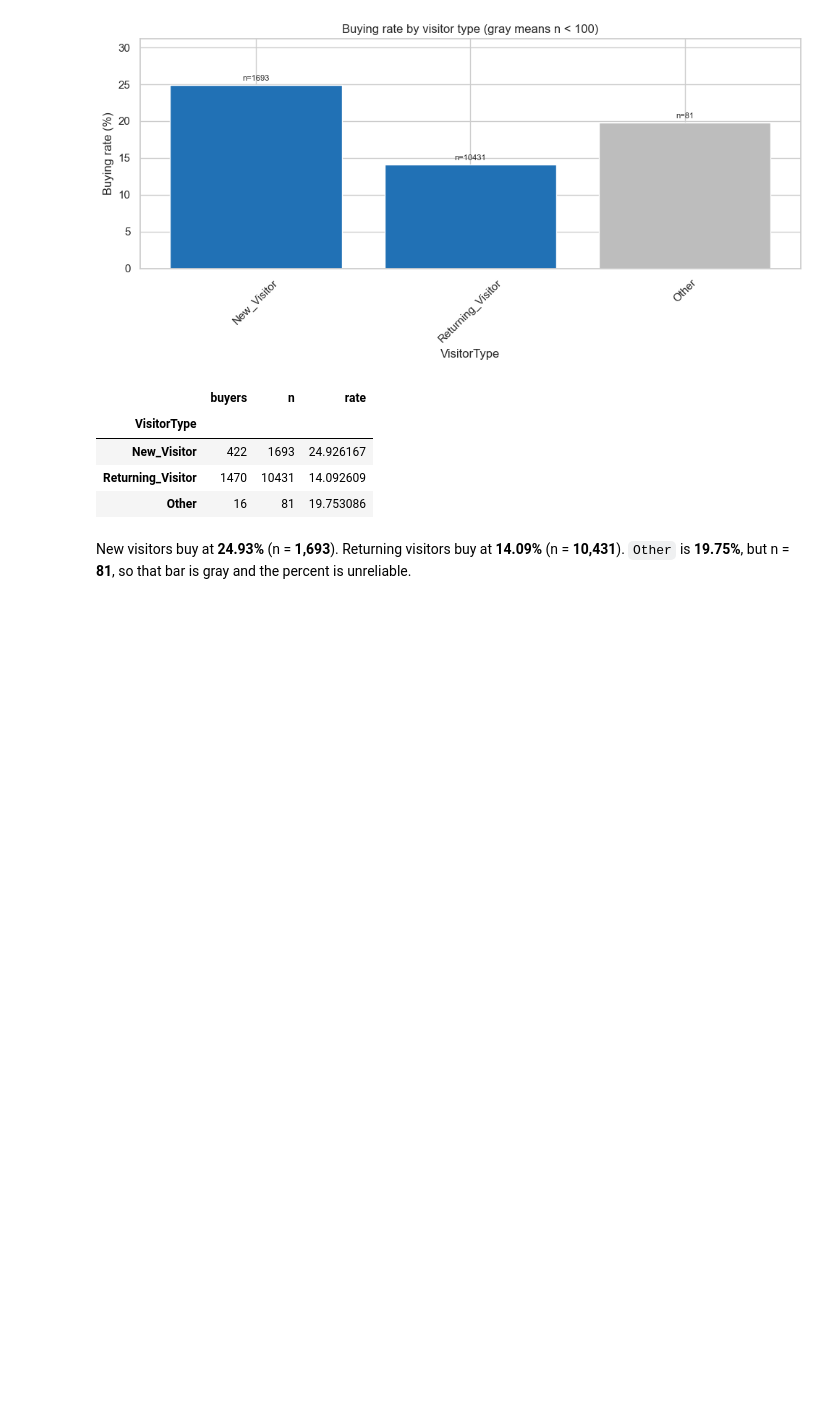
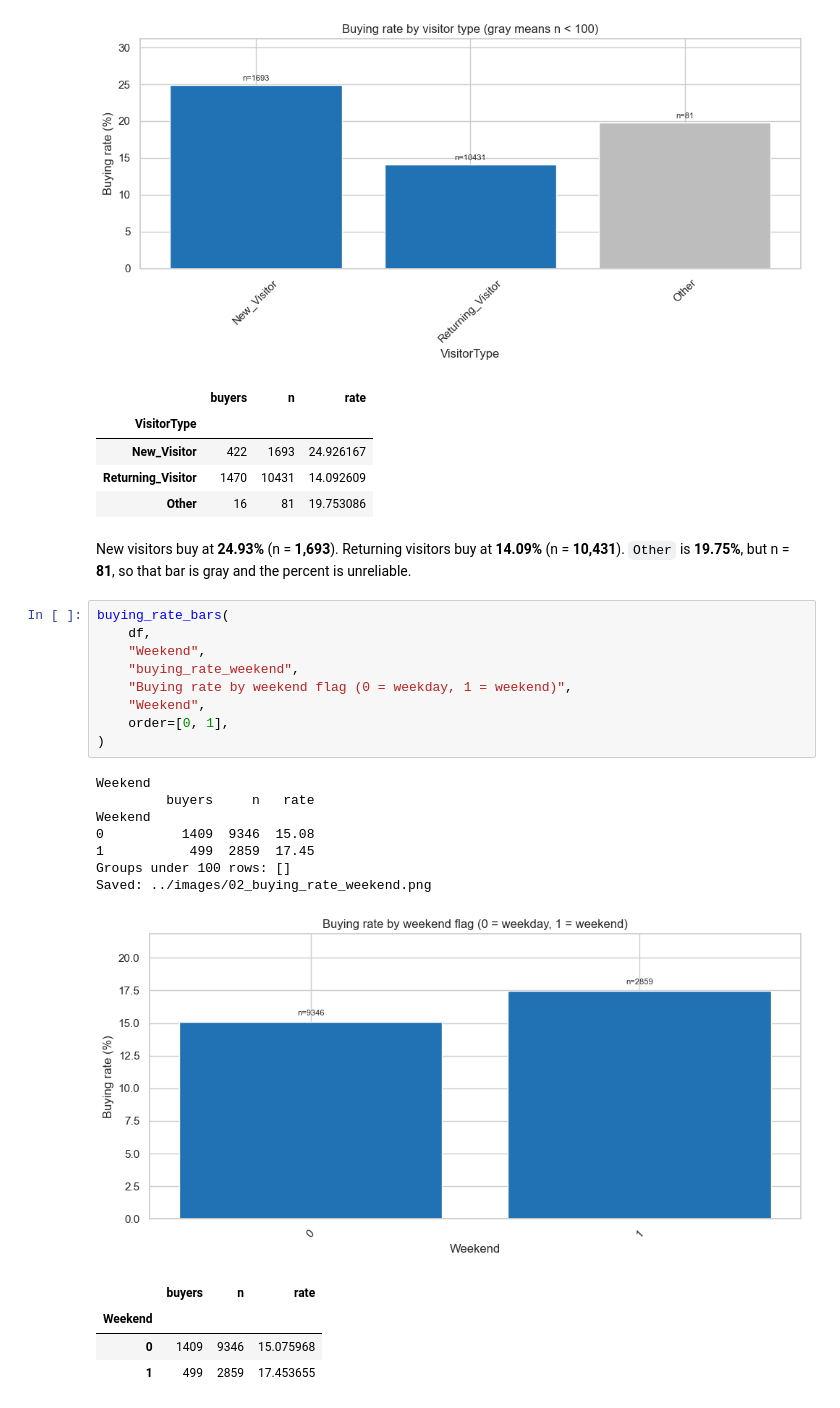
Before and after one commit to ghayasshahid/BuyerBehaviorPrediction, a Jupyter notebook: notebooks/02_eda.ipynb, the cells around one changed output. Drawn from its saved outputs; the diff is of its cells as text; blank space fills up the shorter version.

Commit message:
Add buying rates for weekend, special day, traffic, and region.
Co-authored-by: Cursor <cursoragent@cursor.com>

```diff
--- a/notebooks/02_eda.ipynb
+++ b/notebooks/02_eda.ipynb
@@ -399,3 +399,25 @@ Saved: ../images/02_buying_rate_visitor_type.png
 | Other | 16 | 81 | 19.753086 |
 # %% [markdown]
 New visitors buy at **24.93%** (n = **1,693**). Returning visitors buy at **14.09%** (n = **10,431**). `Other` is **19.75%**, but n = **81**, so that bar is gray and the percent is unreliable.
+# %%
+buying_rate_bars(
+    df,
+    "Weekend",
+    "buying_rate_weekend",
+    "Buying rate by weekend flag (0 = weekday, 1 = weekend)",
+    "Weekend",
+    order=[0, 1],
+)
+# %% [output]
+Weekend
+         buyers     n   rate
+Weekend
+0          1409  9346  15.08
+1           499  2859  17.45
+Groups under 100 rows: []
+Saved: ../images/02_buying_rate_weekend.png
+[figure, added]
+|  | buyers | n | rate |
+| Weekend |  |  |  |
+| 0 | 1409 | 9346 | 15.075968 |
+| 1 | 499 | 2859 | 17.453655 |
```
Also changed, not shown: parts of 7 cells of this notebook, 4 other files.
